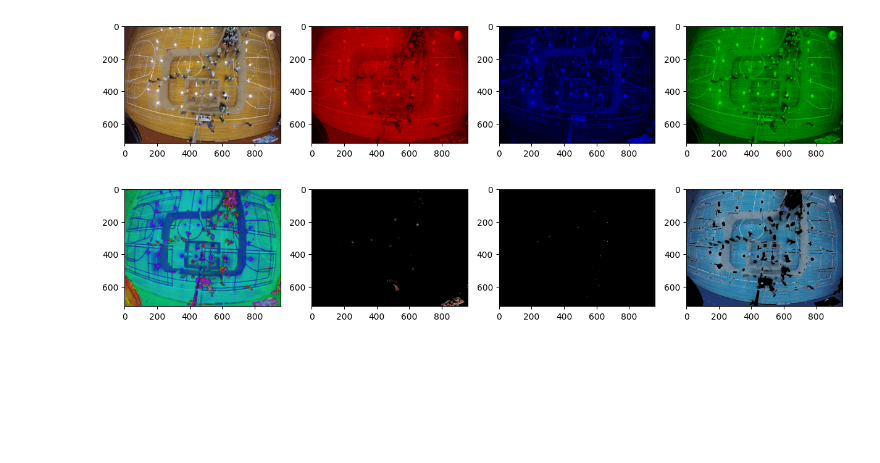
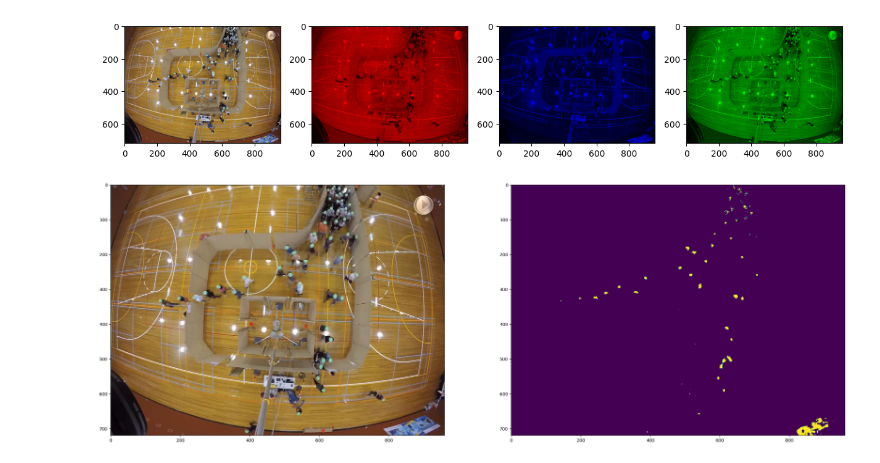
Before and after one commit to Mykko/Yolov5_StrongSORT_OSNet, a Jupyter notebook: test.ipynb, the cells around one changed output. Drawn from its saved outputs; the diff is of its cells as text; code cells hidden in the pictures; blank space fills up the shorter version.

```diff
--- a/test.ipynb
+++ b/test.ipynb
@@ -53,29 +62,20 @@ for ax in axes:
 # %% [output]
 [figure]
 # %%
-# 确定蓝色、绿色、红色区域
-minBlue = np.array([110, 50, 50])
-maxBlue = np.array([130, 255, 255])
-minGreen = np.array([50, 50, 50])
-maxGreen = np.array([70, 255, 255])
-minRed = np.array([0, 50, 50])
-maxRed = np.array([30, 255, 255])
+minGreen = np.array([60, 50, 50])
+maxGreen = np.array([110, 255, 255])
 
 # 通过掩码控制的按位与运算，锁定蓝色、绿色、红色区域
-mask = cv2.inRange(HSV, minBlue, maxBlue)
-blue = cv2.bitwise_and(src, src, mask=mask)
 mask = cv2.inRange(HSV, minGreen, maxGreen)
 green = cv2.bitwise_and(src, src, mask=mask)
-mask = cv2.inRange(HSV, minRed, maxRed)
-red = cv2.bitwise_and(src, src, mask=mask)
 
-f, axes = plt.subplots(1,4, figsize = (15,15))
-list = [HSV, blue,green,red]
+f, axes = plt.subplots(1,2, figsize = (30,30))
+list = [src[:,:,::-1],mask]
 i = 0
 for ax in axes:
     # temp = list[i][:,:,::-1]
     ax.imshow(list[i])
     i+=1
 # 展示各个标记指定的颜色图像
 # %% [output]
-[figure, old version]
+[figure, new version]
```
Also changed, not shown: parts of 9 cells of this notebook.
